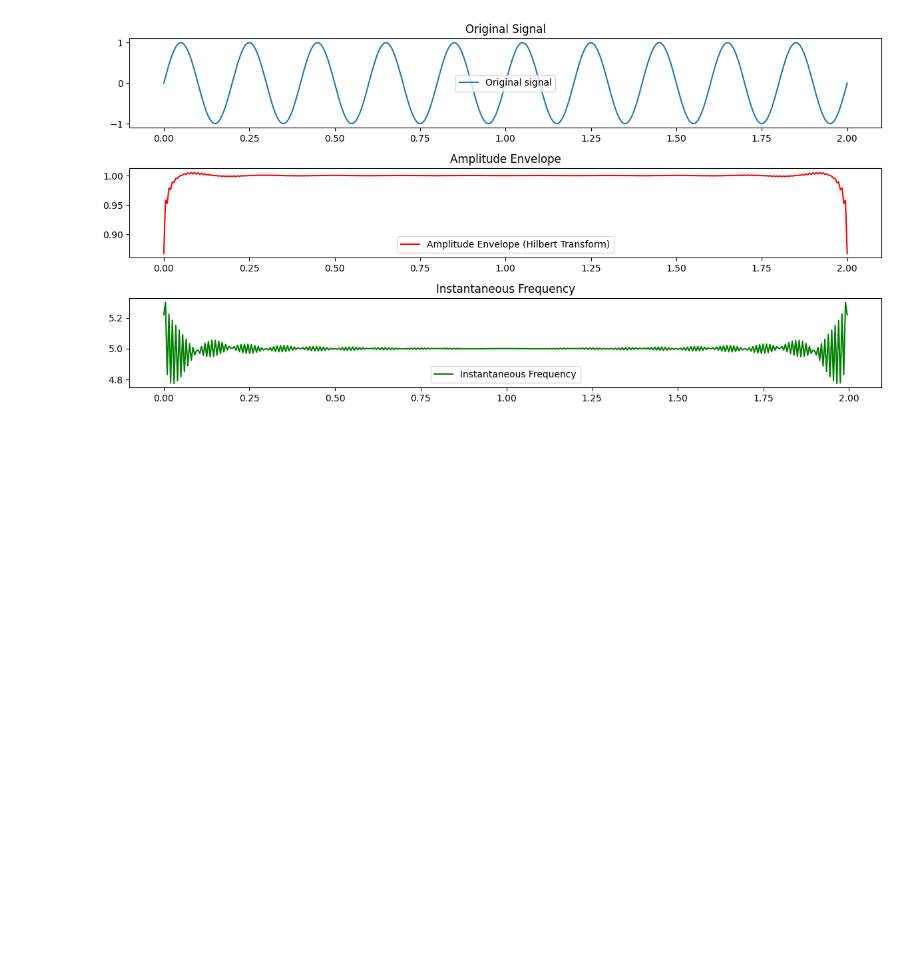
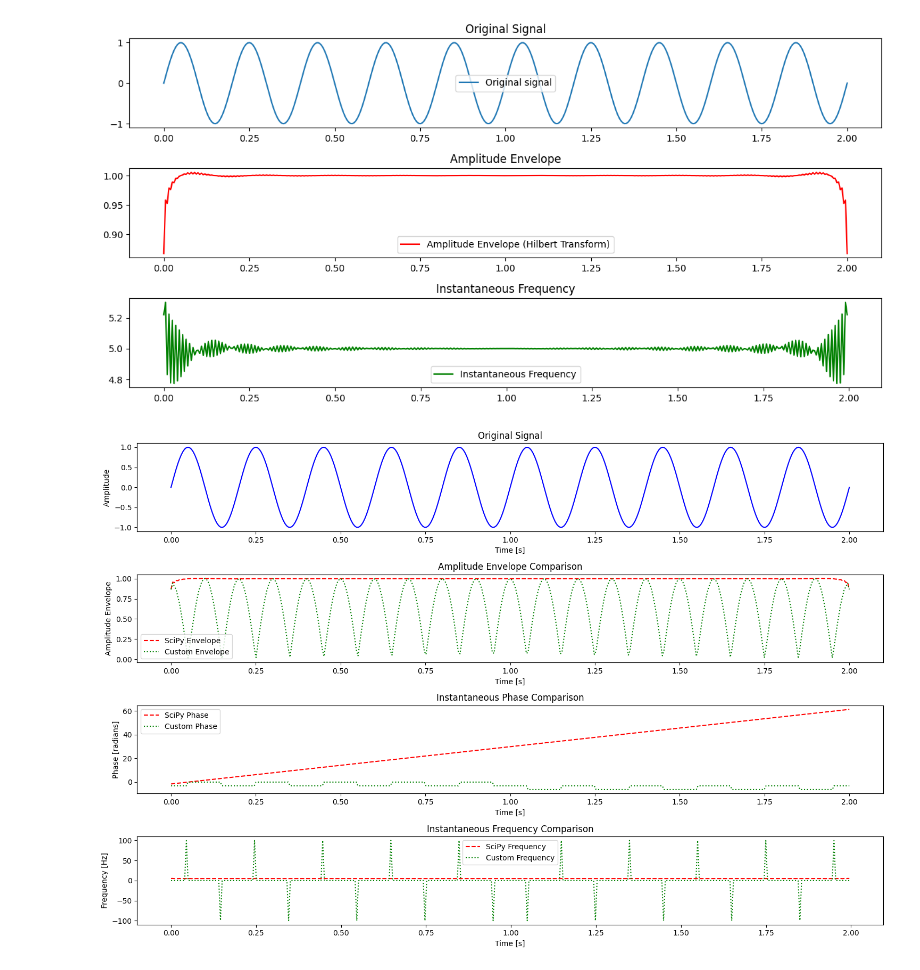
Before and after one commit to sinapordanesh/XHNO, a Jupyter notebook: HNO/hilbert_1d/worktable.ipynb, the cells around one changed output. Drawn from its saved outputs; the diff is of its cells as text; code cells hidden in the pictures; blank space fills up the shorter version.

Commit message:
adding hilbert inverse on 1d script

```diff
--- a/HNO/hilbert_1d/worktable.ipynb
+++ b/HNO/hilbert_1d/worktable.ipynb
@@ -36,3 +36,93 @@ plt.tight_layout()
 plt.show()
 # %% [output]
 [figure]
+# %%
+import numpy as np
+import torch
+import matplotlib.pyplot as plt
+from scipy.signal import hilbert
+
+# Generate a signal (e.g., a sine wave)
+t = np.linspace(0, 2.0, 400)  # 0 to 2 seconds, 400 points
+signal = np.sin(2.0 * np.pi * 5.0 * t)  # 5 Hz sine wave
+
+# Convert signal to PyTorch tensor for custom Hilbert transform
+signal_tensor = torch.tensor(signal, dtype=torch.float32).unsqueeze(0).unsqueeze(0)  # Shape (1, 1, N)
+
+# Define the custom Hilbert transform function
+def custom_hilbert_transform(x):
+    batchsize = x.shape[0]
+    N = x.size(-1)
+
+    # Compute the Fourier transform of the input
+    x_ft = torch.fft.fft(x, n=N)
+
+    # Create the Hilbert transform multiplier
+    freqs = torch.fft.fftfreq(N).to(x.device)
+    H = -1j * torch.sign(freqs)
+    H = H.reshape(1, 1, N)
+
+    # Apply the Hilbert transform in the frequency domain
+    x_ht_ft = x_ft * H
+
+    # Multiply relevant frequency modes with weights (identity weights for comparison)
+    out_ft = torch.zeros(batchsize, 1, N, device=x.device, dtype=torch.cfloat)
+    out_ft[:, :, :] = x_ht_ft
+
+    # Return to the spatial domain
+    x_ht = torch.fft.ifft(out_ft, n=N)
+    return x_ht
+
+# Apply the custom Hilbert transform
+analytic_signal_custom = custom_hilbert_transform(signal_tensor).squeeze().numpy()
+amplitude_envelope_custom = np.abs(analytic_signal_custom)
+instantaneous_phase_custom = np.unwrap(np.angle(analytic_signal_custom))
+instantaneous_frequency_custom = np.diff(instantaneous_phase_custom) / (2.0 * np.pi * np.diff(t))
+
+# Compute the analytic signal using SciPy's Hilbert transform
+analytic_signal_scipy = hilbert(signal)
+amplitude_envelope_scipy = np.abs(analytic_signal_scipy)
+instantaneous_phase_scipy = np.unwrap(np.angle(analytic_signal_scipy))
+instantaneous_frequency_scipy = np.diff(instantaneous_phase_scipy) / (2.0 * np.pi * np.diff(t))
+
+# Plot comparisons
+plt.figure(figsize=(15, 10))
+
+# Original Signal
+plt.subplot(4, 1, 1)
+plt.plot(t, signal, label="Original Signal", color='b')
+plt.title("Original Signal")
+plt.xlabel("Time [s]")
+plt.ylabel("Amplitude")
+
+# Amplitude Envelope
+plt.subplot(4, 1, 2)
+plt.plot(t, amplitude_envelope_scipy, label="SciPy Envelope", color='r', linestyle='--')
+plt.plot(t, amplitude_envelope_custom, label="Custom Envelope", color='g', linestyle=':')
+plt.title("Amplitude Envelope Comparison")
+plt.xlabel("Time [s]")
+plt.ylabel("Amplitude Envelope")
+plt.legend()
+
+# Instantaneous Phase
+plt.subplot(4, 1, 3)
+plt.plot(t, instantaneous_phase_scipy, label="SciPy Phase", color='r', linestyle='--')
+plt.plot(t, instantaneous_phase_custom, label="Custom Phase", color='g', linestyle=':')
+plt.title("Instantaneous Phase Comparison")
+plt.xlabel("Time [s]")
+plt.ylabel("Phase [radians]")
+plt.legend()
+
+# Instantaneous Frequency
+plt.subplot(4, 1, 4)
+plt.plot(t[:-1], instantaneous_frequency_scipy, label="SciPy Frequency", color='r', linestyle='--')
+plt.plot(t[:-1], instantaneous_frequency_custom, label="Custom Frequency", color='g', linestyle=':')
+plt.title("Instantaneous Frequency Comparison")
+plt.xlabel("Time [s]")
+plt.ylabel("Frequency [Hz]")
+plt.legend()
+
+plt.tight_layout()
+plt.show()
+# %% [output]
+[figure, added]
```
Also changed, not shown: 13 other files.
